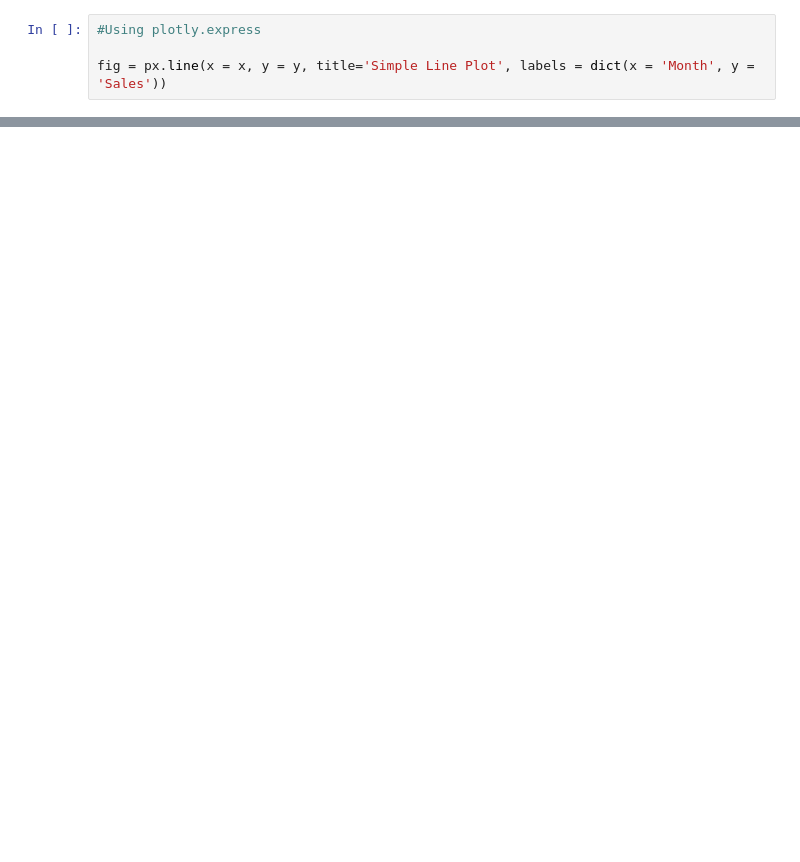
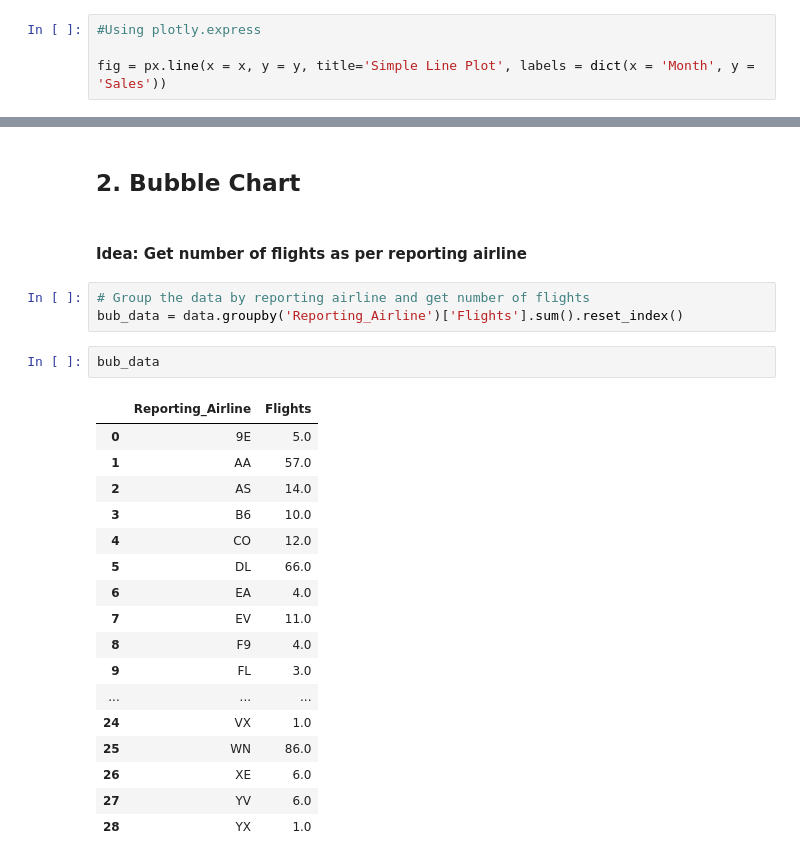
Before and after one commit to eeeds/Data-Visualization, a Jupyter notebook: Ejercicio 5.ipynb, the cells around one changed output, grey strips where cells are left out. Saved outputs shown, nothing was run; the diff lists cells and outputs as text; blank space fills up the shorter version.

```diff
--- a/Ejercicio 5.ipynb
+++ b/Ejercicio 5.ipynb
@@ -34,0 +165,27 @@ fig.show()
+# %% [markdown]
+## 2. Bubble Chart
+# %% [markdown]
+#### Idea: Get number of flights as per reporting airline
+# %%
+# Group the data by reporting airline and get number of flights
+bub_data = data.groupby('Reporting_Airline')['Flights'].sum().reset_index()
+# %%
+bub_data
+# %% [output]
+|  | Reporting_Airline | Flights |
+| 0 | 9E | 5.0 |
+| 1 | AA | 57.0 |
+| 2 | AS | 14.0 |
+| 3 | B6 | 10.0 |
+| 4 | CO | 12.0 |
+| 5 | DL | 66.0 |
+| 6 | EA | 4.0 |
+| 7 | EV | 11.0 |
+| 8 | F9 | 4.0 |
+| 9 | FL | 3.0 |
+| ... | ... | ... |
+| 24 | VX | 1.0 |
+| 25 | WN | 86.0 |
+| 26 | XE | 6.0 |
+| 27 | YV | 6.0 |
+| 28 | YX | 1.0 |
```
Also changed, not shown: parts of 29 cells of this notebook, 1 other file.
